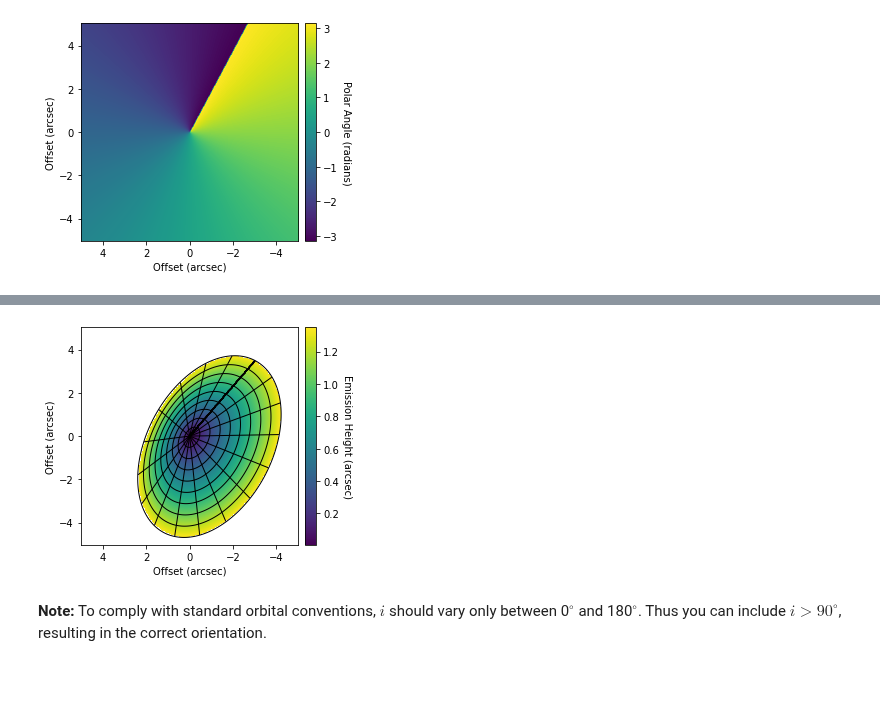
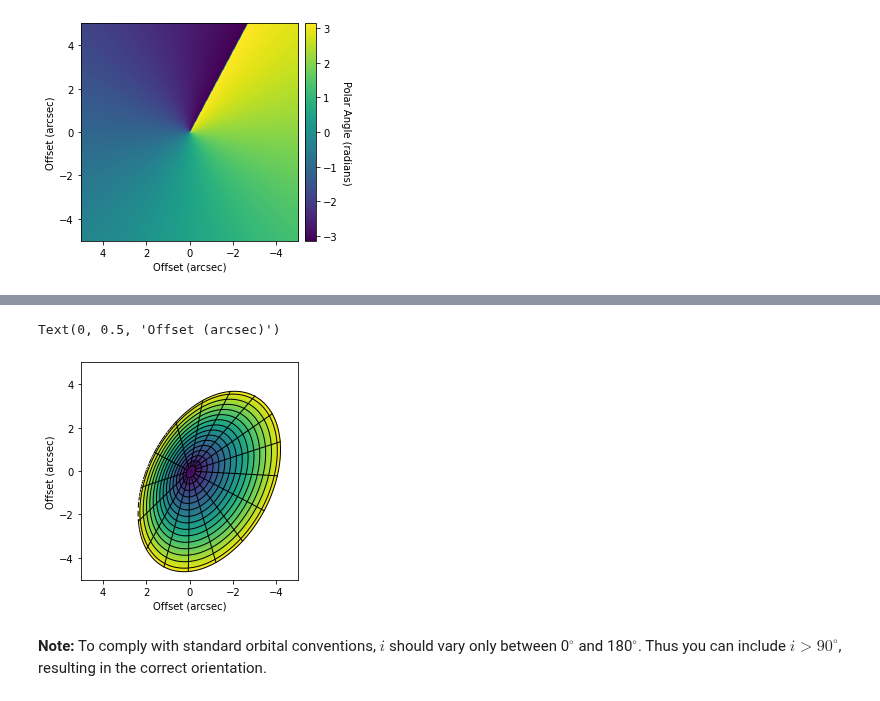
Before and after one commit to richteague/gofish, a Jupyter notebook: docs/user/fishing_basics.ipynb, the cells around one changed output, grey strips where cells are left out. Drawn from its saved outputs; the diff is of its cells as text; code cells hidden in the pictures.

```diff
--- a/docs/user/fishing_basics.ipynb
+++ b/docs/user/fishing_basics.ipynb
@@ -80,17 +80,13 @@ We can also assume the disk is rotated in the opposite direction by flipping the
 # %%
-rvals, tvals, zvals = cube.disk_coords(inc=-50.0, PA=152.0, z0=0.3, psi=1.0)
+fig = cube.plot_surface(inc=-50.0, PA=152.0, z0=0.3, psi=1.0,
+                        r_max=4.5, fill='zvals', return_fig=True)
+
+ax = fig.axes[0]
+ax.set_xlabel('Offset (arcsec)')
+ax.set_ylabel('Offset (arcsec)')
+# %% [output]
+Text(0, 0.5, 'Offset (arcsec)')
+[figure, added]
-# %%
-fig, ax = plt.subplots()
-im = ax.imshow(np.where(rvals <= 4.5, zvals, np.nan), origin='lower', extent=cube.extent)
-ax.contour(cube.xaxis, cube.yaxis, rvals, np.arange(0.5, 5.0, 0.5), linewidths=1.0, colors='k')
-ax.contour(cube.xaxis, cube.yaxis, np.where(rvals <= 4.5, tvals, np.nan),
-           np.linspace(-np.pi, np.pi, 18)[:-1], linewidths=1.0, linestyles='-', colors='k')
-cb = plt.colorbar(im, pad=0.02)
-ax.set_xlabel('Offset (arcsec)')
-ax.set_ylabel('Offset (arcsec)')
-cb.set_label('Emission Height (arcsec)', rotation=270, labelpad=13)
-# %% [output]
-[figure, removed]
 # %% [markdown]
 **Note:** To comply with standard orbital conventions, $i$ should vary only between 0$^{\circ}$ and 180$^{\circ}$. Thus you can include $i > 90^{\circ}$, resulting in the correct orientation.
 # %%
```
Also changed, not shown: parts of 21 cells of this notebook, 1 other file.
